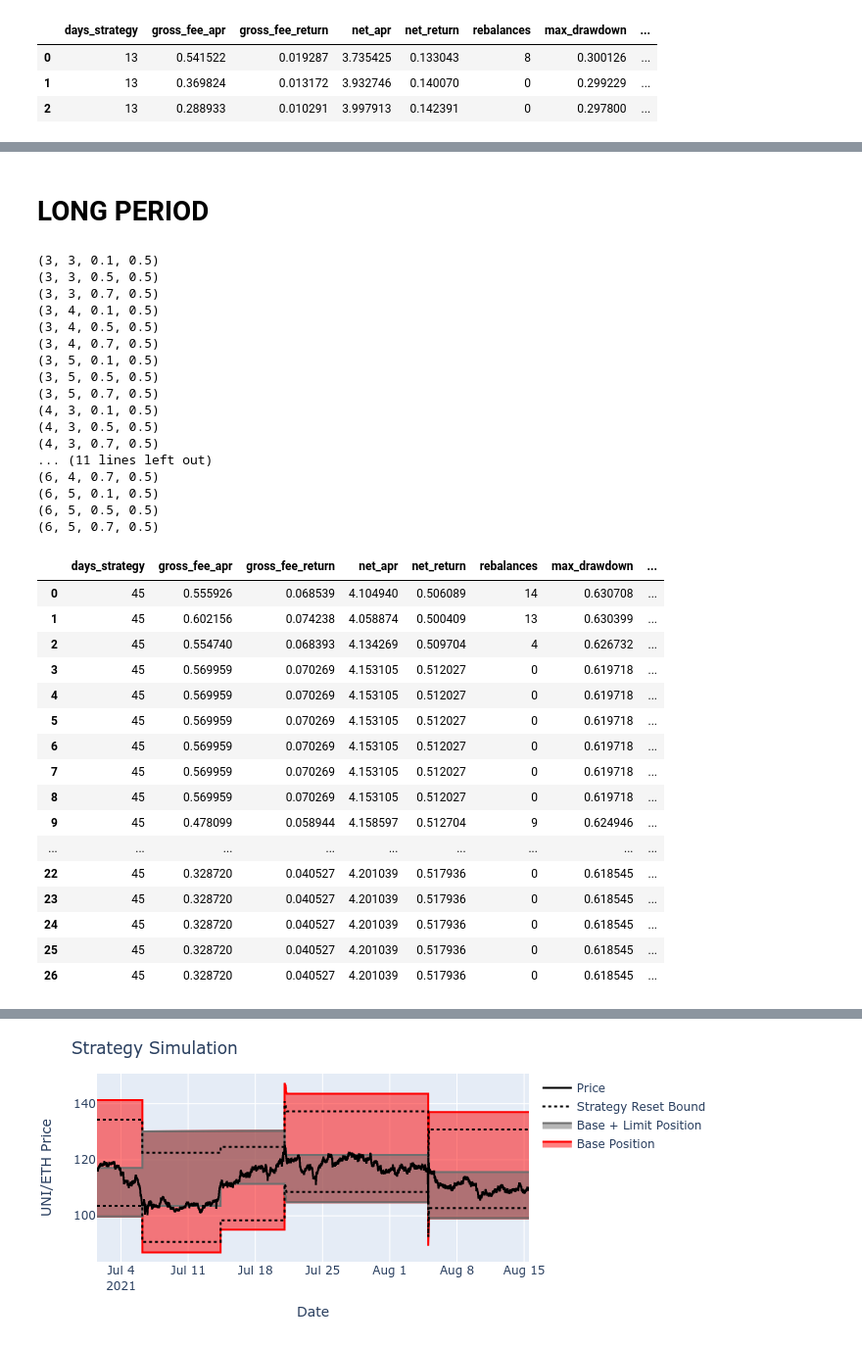
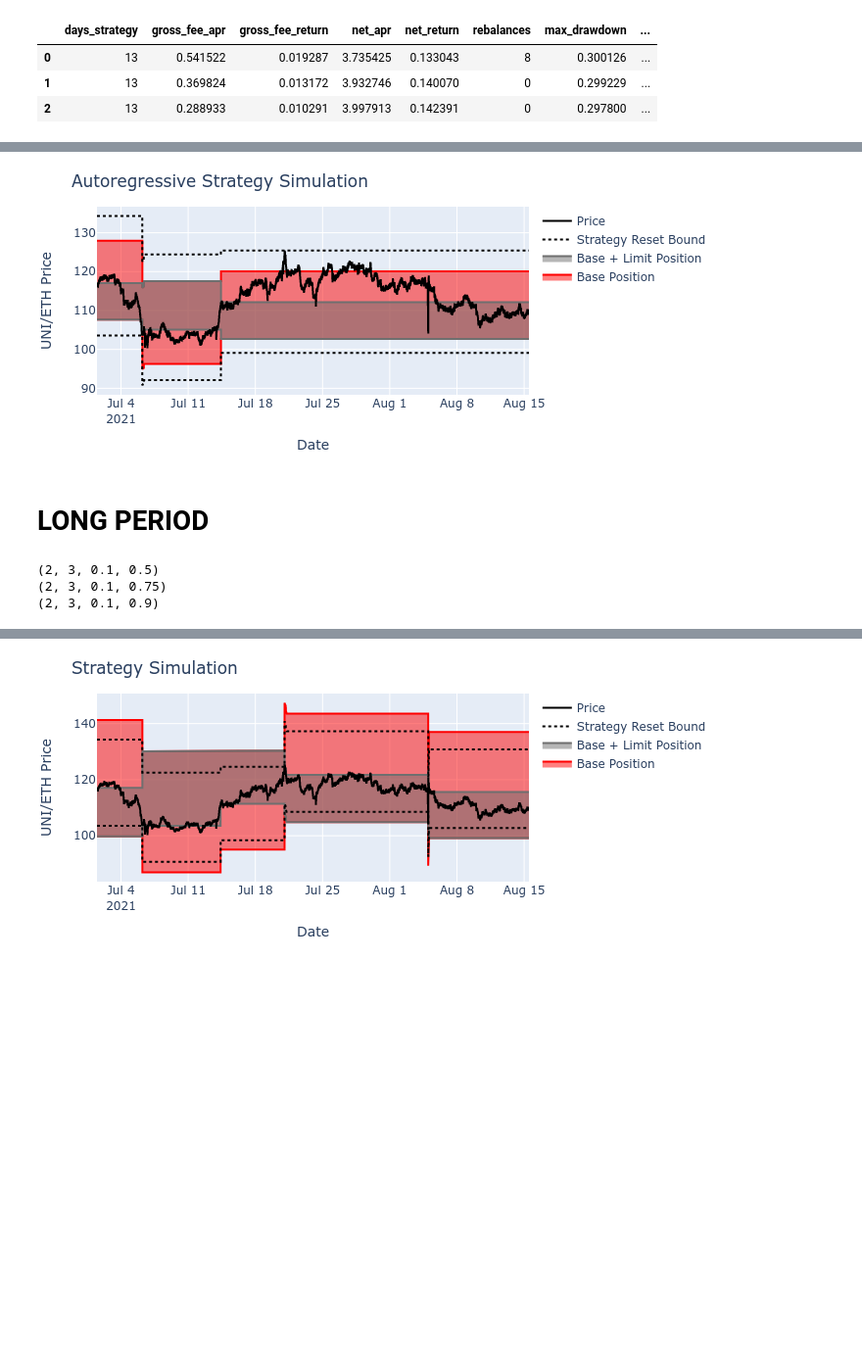
Before and after one commit to ricardgardella/active-strategy-framework, a Jupyter notebook: UniswapSimulation.ipynb, the cells around one changed output, grey strips where cells are left out. Shown at 98% size. Cells and saved outputs as stored; diff of their text form; code cells hidden in the pictures; blank space fills up the shorter version.

Commit message:
update TheGraph

```diff
--- a/UniswapSimulation.ipynb
+++ b/UniswapSimulation.ipynb
@@ -207,3 +165,13 @@ fig_strategy.show(renderer="png")
+# %%
+SELECTED_STRATEGY                         = 4
+simulated_strategy                        = results_data[SELECTED_STRATEGY]
+
+import importlib
+importlib.reload(AutoRegressiveStrategyImplementer)
+
+AutoRegressiveStrategyImplementer.plot_strategy(simulated_strategy,'UNI/ETH Price')
+# %% [output]
+[figure, added]
 # %% [markdown]
 # LONG PERIOD
 # %%
@@ -243,10 +211,10 @@ swap_data['traded_in']         = swap_data.apply(lambda x: -x['amount0'] if (x['
 swap_data['traded_out']        = swap_data.apply(lambda x:  x['amount0'] if (x['amount0'] > 0) else  x['amount1'],axis=1).astype(float)
 
 # Strategy Parameters
-alpha_range    = [3,4,6]
-tau_range      = [3,4,5]
+alpha_range    = [2]
+tau_range      = [3,4]
 limit_range    = [.1,.5,.7]
-vol_range      = [.5]
+vol_range      = [.5,.75,.9]
 
 results        = []
 results_data   = []
@@ -268,40 +236,9 @@ for j in list(itertools.product(alpha_range,tau_range,limit_range,vol_range)):
 
 pd.DataFrame(results)
 # %% [output]
-(3, 3, 0.1, 0.5)
-(3, 3, 0.5, 0.5)
-(3, 3, 0.7, 0.5)
-(3, 4, 0.1, 0.5)
-(3, 4, 0.5, 0.5)
-(3, 4, 0.7, 0.5)
-(3, 5, 0.1, 0.5)
-(3, 5, 0.5, 0.5)
-(3, 5, 0.7, 0.5)
-(4, 3, 0.1, 0.5)
-(4, 3, 0.5, 0.5)
-(4, 3, 0.7, 0.5)
-... (11 lines left out)
-(6, 4, 0.7, 0.5)
-(6, 5, 0.1, 0.5)
-(6, 5, 0.5, 0.5)
-(6, 5, 0.7, 0.5)
+(2, 3, 0.1, 0.5)
+(2, 3, 0.1, 0.75)
+(2, 3, 0.1, 0.9)
-|  | days_strategy | gross_fee_apr | gross_fee_return | net_apr | net_return | rebalances | max_drawdown | ... |
-| 0 | 45 | 0.555926 | 0.068539 | 4.104940 | 0.506089 | 14 | 0.630708 | ... |
-| 1 | 45 | 0.602156 | 0.074238 | 4.058874 | 0.500409 | 13 | 0.630399 | ... |
-| 2 | 45 | 0.554740 | 0.068393 | 4.134269 | 0.509704 | 4 | 0.626732 | ... |
-| 3 | 45 | 0.569959 | 0.070269 | 4.153105 | 0.512027 | 0 | 0.619718 | ... |
-| 4 | 45 | 0.569959 | 0.070269 | 4.153105 | 0.512027 | 0 | 0.619718 | ... |
-| 5 | 45 | 0.569959 | 0.070269 | 4.153105 | 0.512027 | 0 | 0.619718 | ... |
-| 6 | 45 | 0.569959 | 0.070269 | 4.153105 | 0.512027 | 0 | 0.619718 | ... |
-| 7 | 45 | 0.569959 | 0.070269 | 4.153105 | 0.512027 | 0 | 0.619718 | ... |
-| 8 | 45 | 0.569959 | 0.070269 | 4.153105 | 0.512027 | 0 | 0.619718 | ... |
-| 9 | 45 | 0.478099 | 0.058944 | 4.158597 | 0.512704 | 9 | 0.624946 | ... |
-| ... | ... | ... | ... | ... | ... | ... | ... | ... |
-| 22 | 45 | 0.328720 | 0.040527 | 4.201039 | 0.517936 | 0 | 0.618545 | ... |
-| 23 | 45 | 0.328720 | 0.040527 | 4.201039 | 0.517936 | 0 | 0.618545 | ... |
-| 24 | 45 | 0.328720 | 0.040527 | 4.201039 | 0.517936 | 0 | 0.618545 | ... |
-| 25 | 45 | 0.328720 | 0.040527 | 4.201039 | 0.517936 | 0 | 0.618545 | ... |
-| 26 | 45 | 0.328720 | 0.040527 | 4.201039 | 0.517936 | 0 | 0.618545 | ... |
 # %%
 pd.DataFrame(results)
 # %% [output]
```
Also changed, not shown: parts of 10 cells of this notebook, 2 other files.
